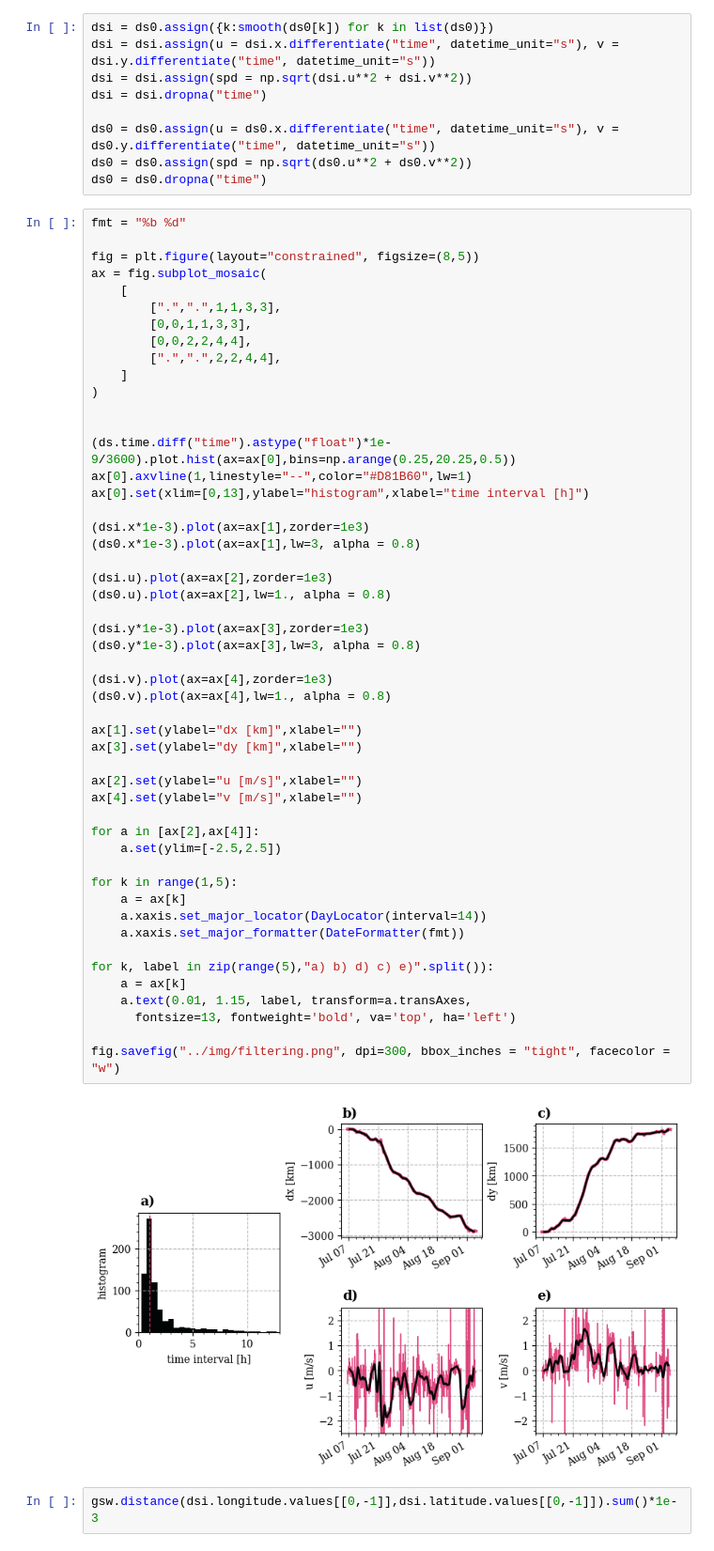
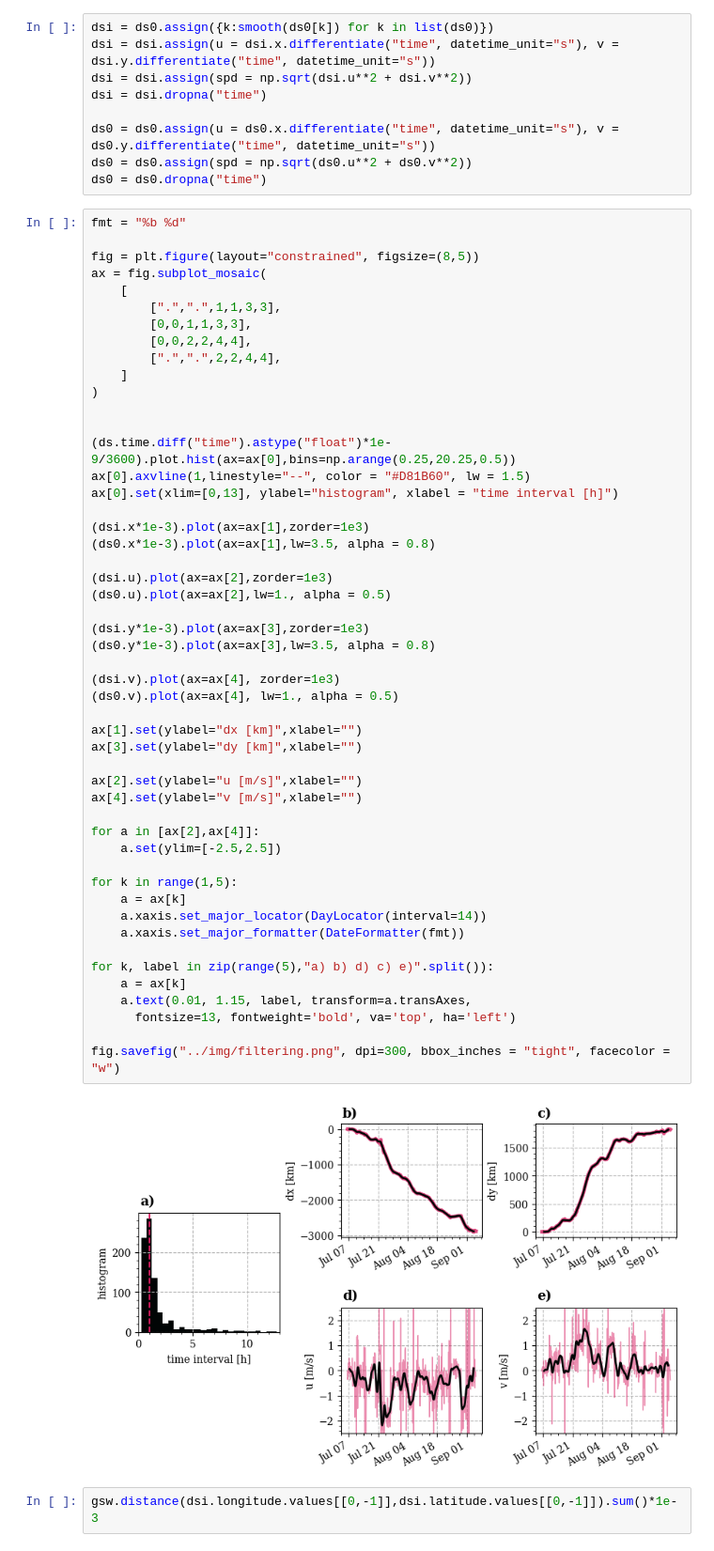
Before and after one commit to iuryt/tico_peixeboi, a Jupyter notebook: src/01-preprocessing.ipynb, the cells around one changed output. Shown at 94% size. Saved outputs shown, nothing was run; the diff lists cells and outputs as text.

Commit message:
new plots for submission

```diff
--- a/src/01-preprocessing.ipynb
+++ b/src/01-preprocessing.ipynb
@@ -247,43 +253,43 @@ ax = fig.subplot_mosaic(
 
 
 (ds.time.diff("time").astype("float")*1e-9/3600).plot.hist(ax=ax[0],bins=np.arange(0.25,20.25,0.5))
-ax[0].axvline(1,linestyle="--",color="#D81B60",lw=1)
-ax[0].set(xlim=[0,13],ylabel="histogram",xlabel="time interval [h]")
+ax[0].axvline(1,linestyle="--", color = "#D81B60", lw = 1.5)
+ax[0].set(xlim=[0,13], ylabel="histogram", xlabel = "time interval [h]")
 
 (dsi.x*1e-3).plot(ax=ax[1],zorder=1e3)
-(ds0.x*1e-3).plot(ax=ax[1],lw=3, alpha = 0.8)
+(ds0.x*1e-3).plot(ax=ax[1],lw=3.5, alpha = 0.8)
 
 (dsi.u).plot(ax=ax[2],zorder=1e3)
-(ds0.u).plot(ax=ax[2],lw=1., alpha = 0.8)
+(ds0.u).plot(ax=ax[2],lw=1., alpha = 0.5)
 
 (dsi.y*1e-3).plot(ax=ax[3],zorder=1e3)
-(ds0.y*1e-3).plot(ax=ax[3],lw=3, alpha = 0.8)
+(ds0.y*1e-3).plot(ax=ax[3],lw=3.5, alpha = 0.8)
 
-(dsi.v).plot(ax=ax[4],zorder=1e3)
-(ds0.v).plot(ax=ax[4],lw=1., alpha = 0.8)
+(dsi.v).plot(ax=ax[4], zorder=1e3)
+(ds0.v).plot(ax=ax[4], lw=1., alpha = 0.5)
 
 ax[1].set(ylabel="dx [km]",xlabel="")
 ax[3].set(ylabel="dy [km]",xlabel="")
 
 ax[2].set(ylabel="u [m/s]",xlabel="")
 ax[4].set(ylabel="v [m/s]",xlabel="")
 
 for a in [ax[2],ax[4]]:
     a.set(ylim=[-2.5,2.5])
 
 for k in range(1,5):
     a = ax[k]
     a.xaxis.set_major_locator(DayLocator(interval=14))
     a.xaxis.set_major_formatter(DateFormatter(fmt))
 
 for k, label in zip(range(5),"a) b) d) c) e)".split()):
     a = ax[k]
     a.text(0.01, 1.15, label, transform=a.transAxes,
       fontsize=13, fontweight='bold', va='top', ha='left')
 
 fig.savefig("../img/filtering.png", dpi=300, bbox_inches = "tight", facecolor = "w")
 # %% [output]
-[figure, old version]
+[figure, new version]
 # %%
 gsw.distance(dsi.longitude.values[[0,-1]],dsi.latitude.values[[0,-1]]).sum()*1e-3
 # %% [output]
```
Also changed, not shown: parts of 2 cells of this notebook, 3 other files.
